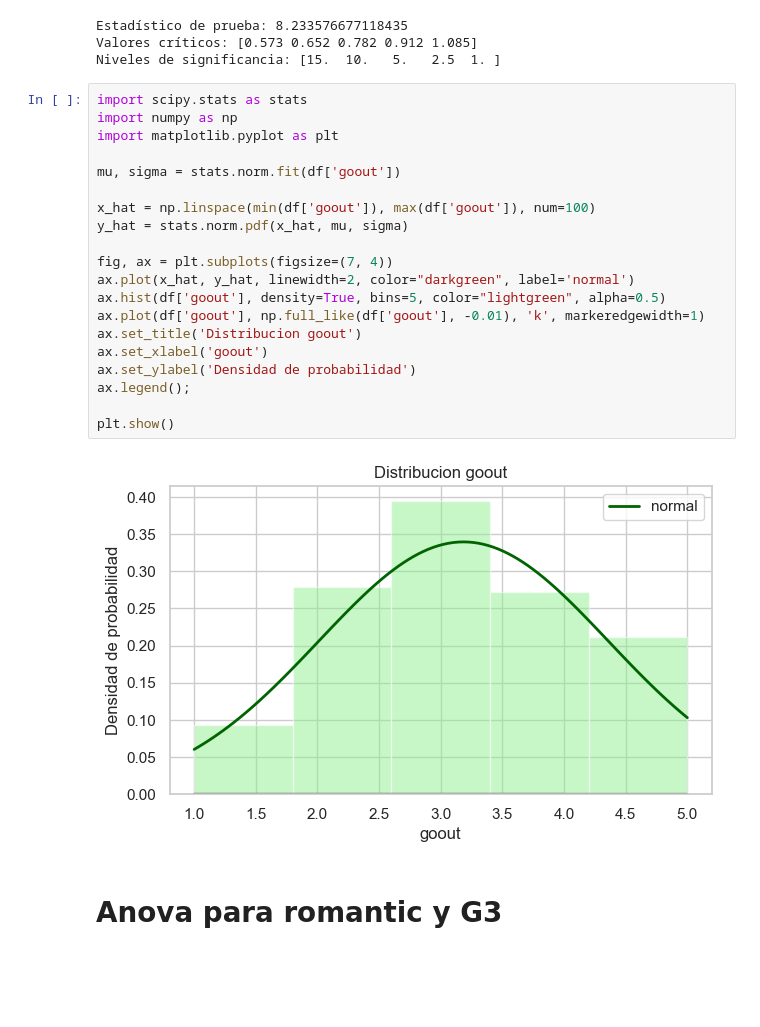
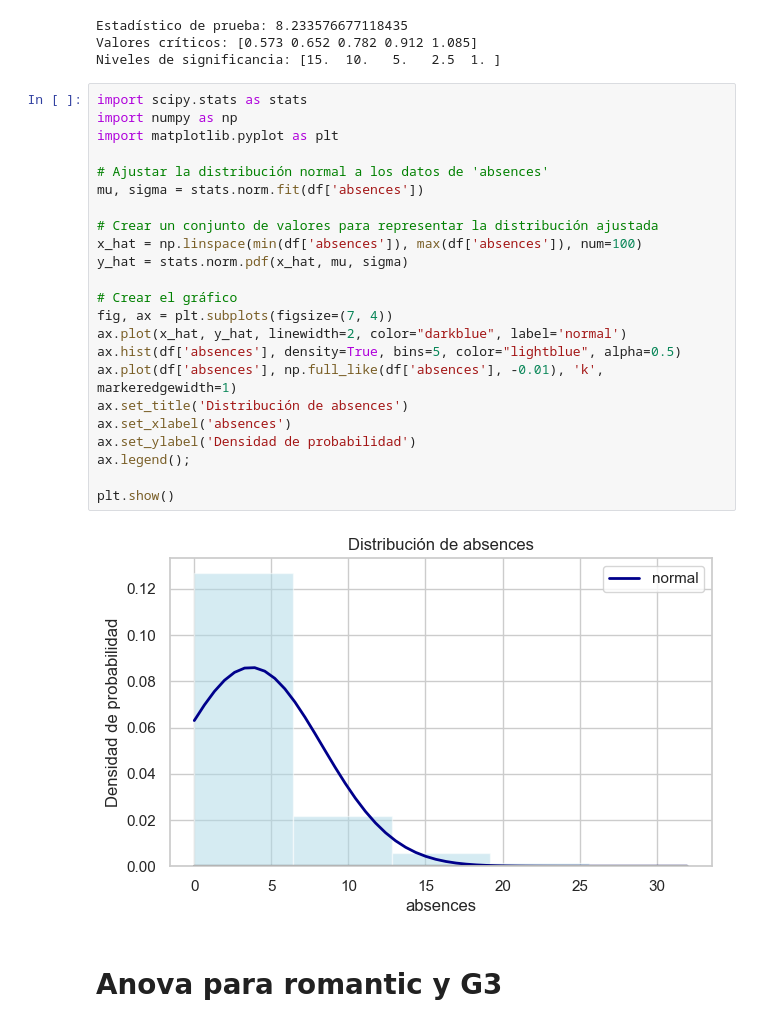
Before and after one commit to Tumup/estadistica, a Jupyter notebook: ESTADISTICA/analisis.ipynb, the cells around one changed output. Saved outputs shown, nothing was run; the diff lists cells and outputs as text; blank space fills up the shorter version.

```diff
--- a/ESTADISTICA/analisis.ipynb
+++ b/ESTADISTICA/analisis.ipynb
@@ -381,25 +381,28 @@ Niveles de significancia: [15.  10.   5.   2.5  1. ]
 # %%
 import scipy.stats as stats
 import numpy as np
 import matplotlib.pyplot as plt
 
-mu, sigma = stats.norm.fit(df['goout'])
+# Ajustar la distribución normal a los datos de 'absences'
+mu, sigma = stats.norm.fit(df['absences'])
 
-x_hat = np.linspace(min(df['goout']), max(df['goout']), num=100)
+# Crear un conjunto de valores para representar la distribución ajustada
+x_hat = np.linspace(min(df['absences']), max(df['absences']), num=100)
 y_hat = stats.norm.pdf(x_hat, mu, sigma)
 
+# Crear el gráfico
 fig, ax = plt.subplots(figsize=(7, 4))
-ax.plot(x_hat, y_hat, linewidth=2, color="darkgreen", label='normal')
-ax.hist(df['goout'], density=True, bins=5, color="lightgreen", alpha=0.5)
-ax.plot(df['goout'], np.full_like(df['goout'], -0.01), 'k', markeredgewidth=1)
-ax.set_title('Distribucion goout')
-ax.set_xlabel('goout')
+ax.plot(x_hat, y_hat, linewidth=2, color="darkblue", label='normal')
+ax.hist(df['absences'], density=True, bins=5, color="lightblue", alpha=0.5)
+ax.plot(df['absences'], np.full_like(df['absences'], -0.01), 'k', markeredgewidth=1)
+ax.set_title('Distribución de absences')
+ax.set_xlabel('absences')
 ax.set_ylabel('Densidad de probabilidad')
 ax.legend();
 
 plt.show()
 # %% [output]
-[figure, old version]
+[figure, new version]
 # %% [markdown]
 # Anova para romantic y G3
 # %%
```
